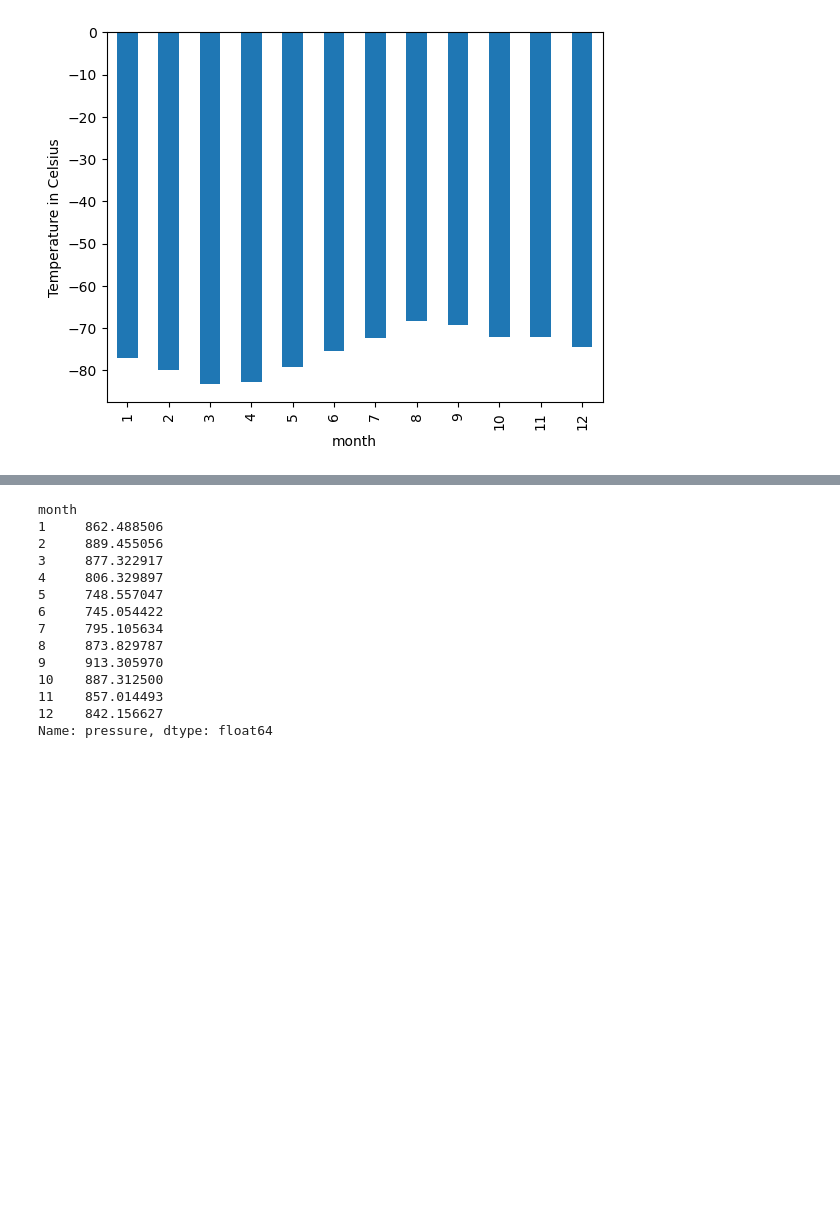
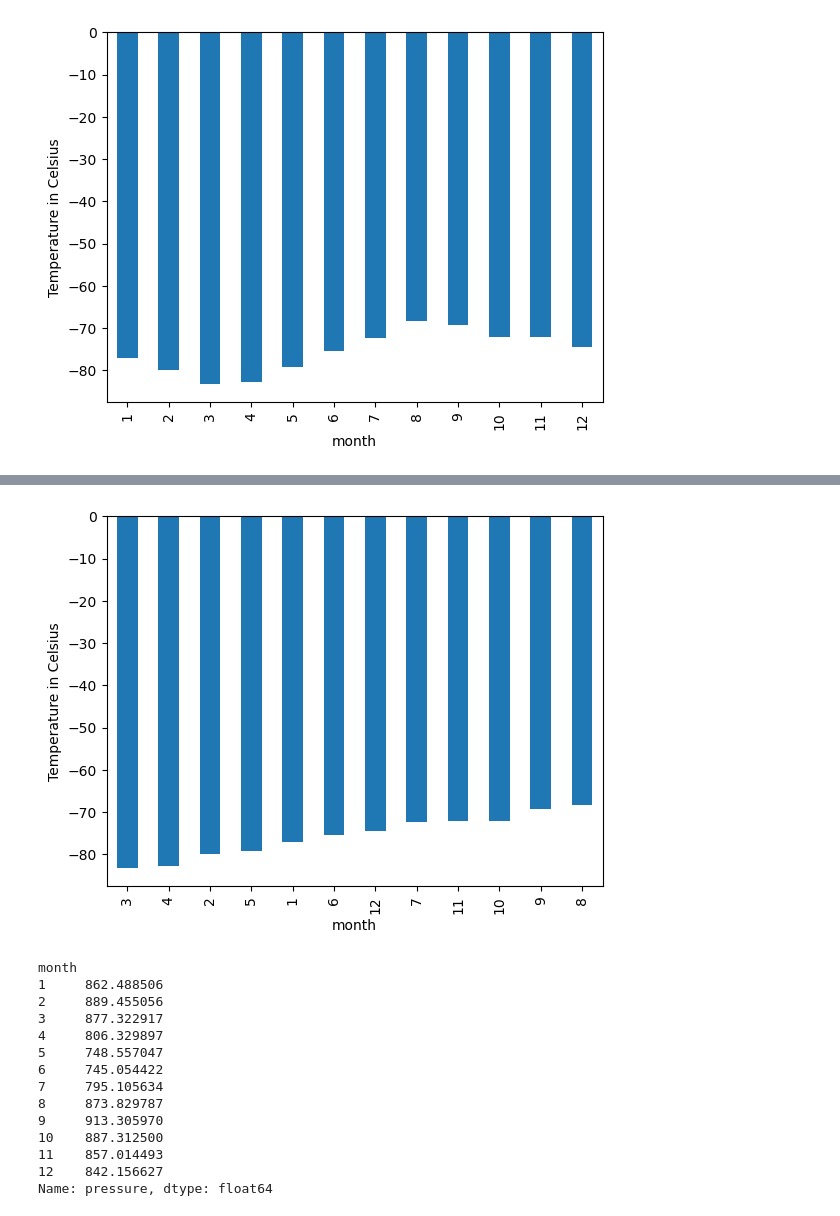
Before and after one commit to proman2520/beautiful-soup-challenge, a Jupyter notebook: part_2_mars_weather_main.ipynb, the cells around one changed output, grey strips where cells are left out. Saved outputs shown, nothing was run; the diff lists cells and outputs as text; code cells hidden in the pictures; blank space fills up the shorter version.

Commit message:
stuck on data analysis series

```diff
--- a/part_2_mars_weather_main.ipynb
+++ b/part_2_mars_weather_main.ipynb
@@ -29,7 +29,7 @@ Note that this can also be achieved by using the Pandas `read_html` function. Ho
 # %%
 # Create a Beautiful Soup Object
 html = browser.html
-soup = BeautifulSoup(html, 'html.parser')
+soup = soup(html, 'html.parser')
 # %%
 # Extract all rows of data
 # CITATION: Instructor help
@@ -61,5 +61,6 @@ for row in rows:
 # %%
 # Create a Pandas DataFrame by using the list of rows and a list of the column names
 df = pd.DataFrame(data)
+df.columns = ["id", "terrestrial_date", "sol", "ls", "month", "min_temp", "pressure"]
 # %%
 # Confirm DataFrame was created successfully
@@ -93,2 +93,10 @@ dtype: object
+# %%
+# Change data types for data analysis
+df["terrestrial_date"] = pd.to_datetime(df["terrestrial_date"])
+df["sol"] = df["sol"].astype(int)
+df["ls"] = df["ls"].astype(int)
+df["month"] = df["month"].astype(int)
+df["min_temp"] = df["min_temp"].astype(float)
+df["pressure"] = df["pressure"].astype(float)
 # %%
 # Confirm type changes were successful by examining data types again
@@ -139,6 +150,8 @@ Name: month, dtype: int64
 1867
 # %%
 # 3. What is the average low temperature by month?
+low_temps = df.groupby("month")["min_temp"].mean()
+low_temps
 # %% [output]
 month
 1    -77.160920
@@ -165,2 +175,12 @@ Name: min_temp, dtype: float64
+# %%
+# Identify the coldest and hottest months in Curiosity's location (graph and answer)
+sorted = low_temps.sort_values()
+low_temps_sorted = sorted.plot(kind="bar", ylabel = "Temperature in Celsius")
+#coldest_month = sorted.index.get_loc(sorted.min())
+#hottest_month = sorted.index.get_loc(sorted.max())
+#print(f"The coldest month is month {sorted[0]} with an average temperature of {sorted.min()} and the hottest month is month {sorted[11]} with an average temperature of {sorted.max()}.")
+#ASK HOW TO GET THE INDEX OF THE SERIES ELEMENT
+# %% [output]
+[figure, added]
 # %%
 # 4. Average pressure by Martian month
```
Also changed, not shown: parts of 12 cells of this notebook.
